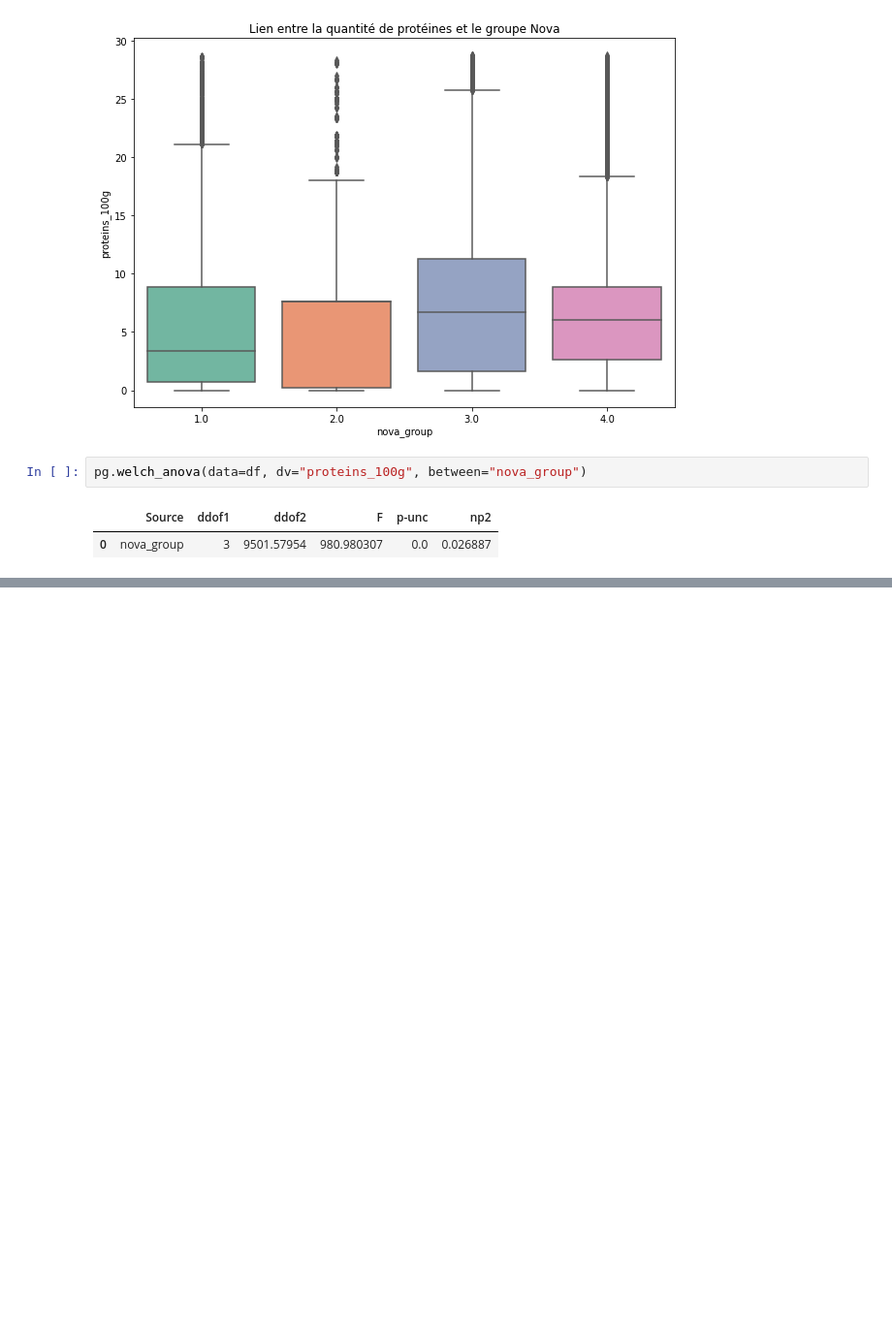
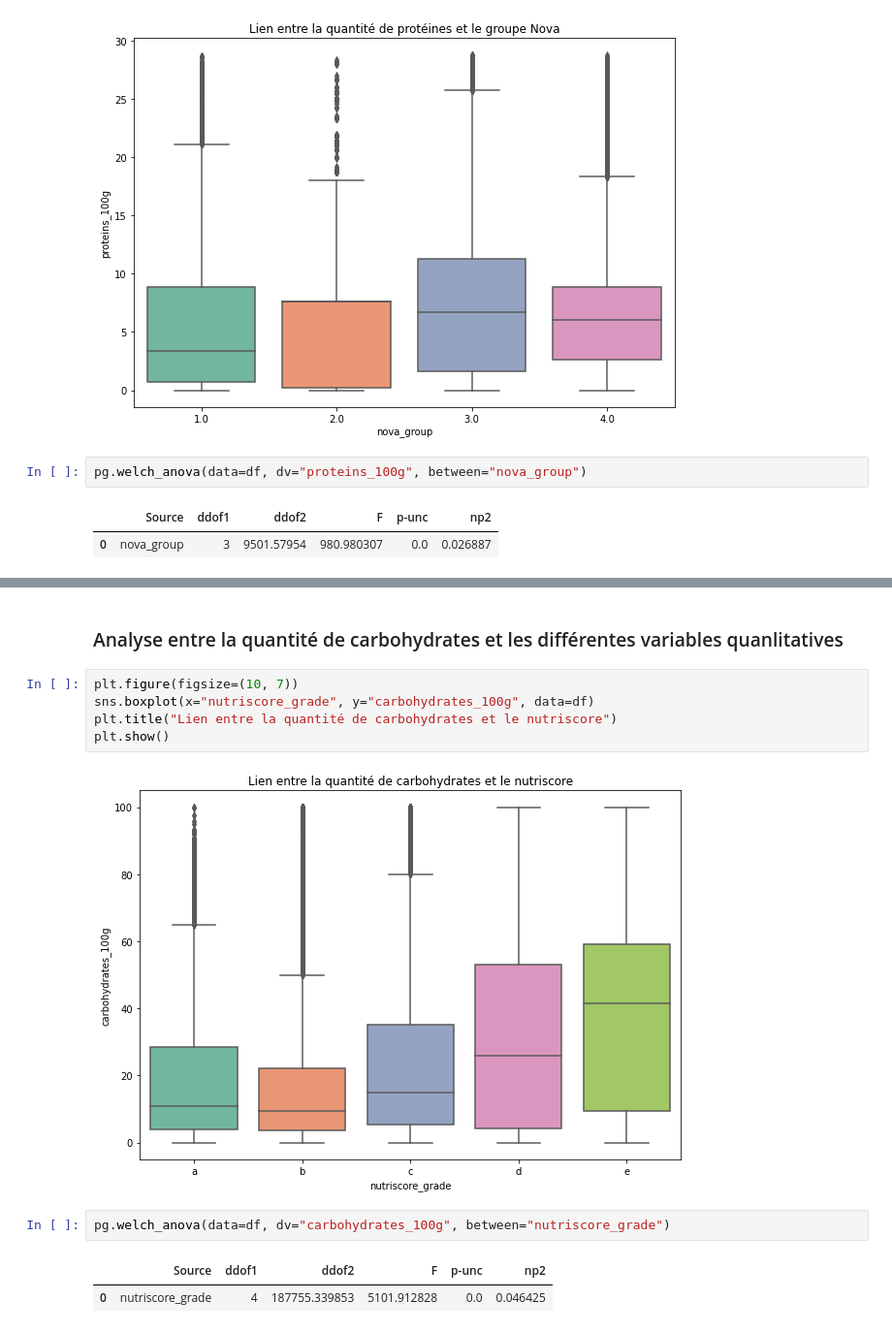
Before and after one commit to Sylvariane/Concevez_une_app_au_service_de_la_sante_publique, a Jupyter notebook: PSante_02_notebookexploration.ipynb, the cells around one changed output, grey strips where cells are left out. Shown at 97% size. Saved outputs shown, nothing was run; the diff lists cells and outputs as text; blank space fills up the shorter version.

Commit message:
ajout analyses bivariées manquantes

```diff
--- a/PSante_02_notebookexploration.ipynb
+++ b/PSante_02_notebookexploration.ipynb
@@ -480,0 +507,14 @@ pg.welch_anova(data=df, dv="proteins_100g", between="nova_group")
+# %% [markdown]
+### Analyse entre la quantité de carbohydrates et les différentes variables quanlitatives
+# %%
+plt.figure(figsize=(10, 7))
+sns.boxplot(x="nutriscore_grade", y="carbohydrates_100g", data=df)
+plt.title("Lien entre la quantité de carbohydrates et le nutriscore")
+plt.show()
+# %% [output]
+[figure, added]
+# %%
+pg.welch_anova(data=df, dv="carbohydrates_100g", between="nutriscore_grade")
+# %% [output]
+|  | Source | ddof1 | ddof2 | F | p-unc | np2 |
+| 0 | nutriscore_grade | 4 | 187755.339853 | 5101.912828 | 0.0 | 0.046425 |
```
Also changed, not shown: parts of 36 cells of this notebook.
